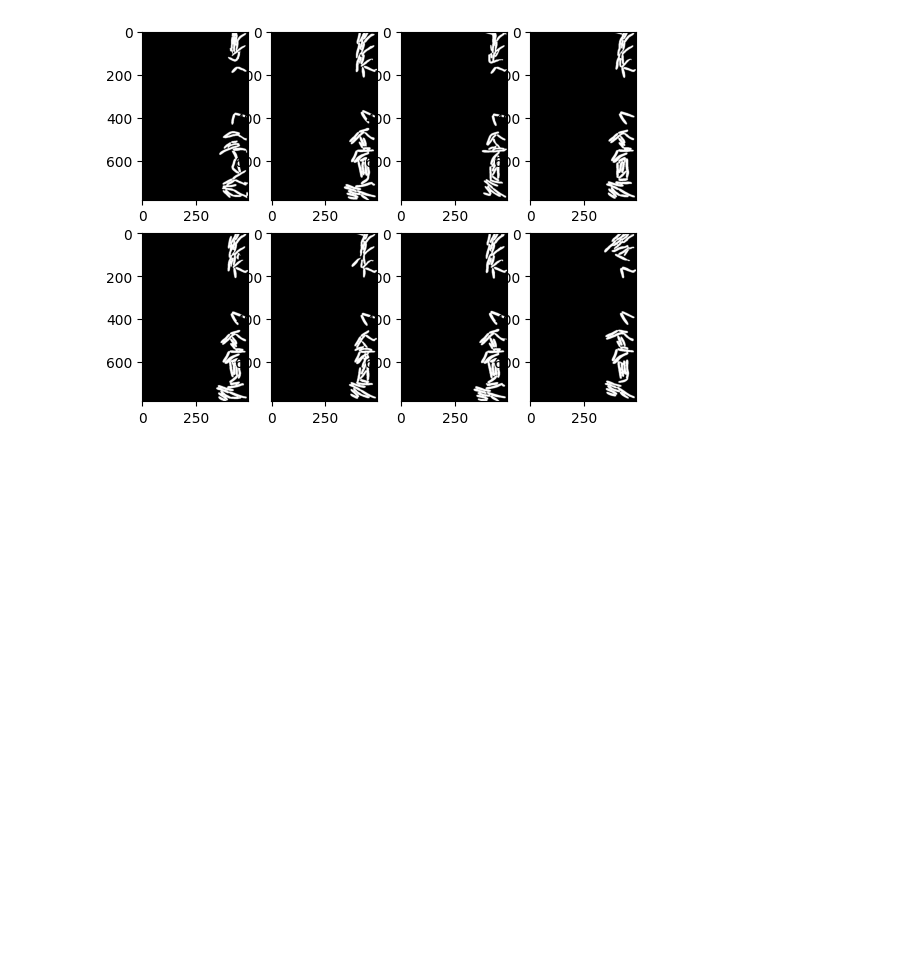
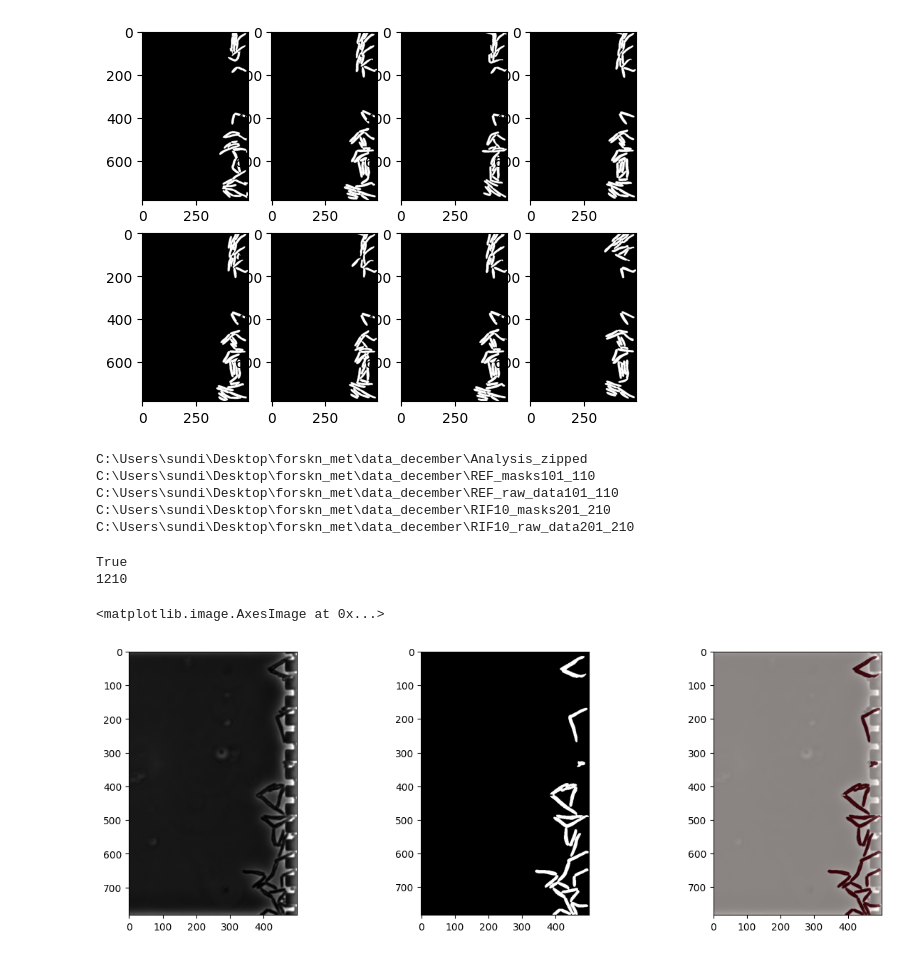
Before and after one commit to joelsundin/forskningsmetodik_2025, a Jupyter notebook: check.ipynb, the cells around one changed output. Cells and saved outputs as stored; diff of their text form; code cells hidden in the pictures; blank space fills up the shorter version.

```diff
--- a/check.ipynb
+++ b/check.ipynb
@@ -30,3 +30,72 @@ for i in range(0, 8):
     a[i].imshow(some_samples[i], cmap='gray')
 # %% [output]
 [figure]
+# %%
+data_path = r'C:\Users\sundi\Desktop\forskn_met\data_december'
+for folder in os.listdir(data_path):
+    print(data_path + "\\" + folder)
+# %% [output]
+C:\Users\sundi\Desktop\forskn_met\data_december\Analysis_zipped
+C:\Users\sundi\Desktop\forskn_met\data_december\REF_masks101_110
+C:\Users\sundi\Desktop\forskn_met\data_december\REF_raw_data101_110
+C:\Users\sundi\Desktop\forskn_met\data_december\RIF10_masks201_210
+C:\Users\sundi\Desktop\forskn_met\data_december\RIF10_raw_data201_210
+# %%
+raw_images = []
+raw_data_101 = "C:\\Users\\sundi\\Desktop\\forskn_met\\data_december\\REF_raw_data101_110\\REF_raw_data101_110"
+masks_101 = "C:\\Users\\sundi\\Desktop\\forskn_met\\data_december\\REF_masks101_110\\REF_masks101_110"
+
+image_folders = []
+mask_folders = []
+
+for folder in os.listdir(raw_data_101):
+    if folder.endswith(".DS_Store"):
+        continue
+    path = raw_data_101 + "\\" + folder
+    #print(path)
+    image_folders.append(path)
+
+for folder in os.listdir(masks_101):
+    if folder.endswith(".DS_Store"):
+        continue
+    path = masks_101 + "\\" + folder
+    #print(path)
+    mask_folders.append(path)
+
+full_image_paths = []
+full_mask_paths = []
+
+for folder in image_folders:
+    folder = folder + "\\aphase"
+    for image_path in os.listdir(folder):
+        full_image_paths.append(folder + "\\" + image_path)
+
+for folder in mask_folders:
+    folder = folder + "\\PreprocessedPhaseMasks"
+    for mask_path in os.listdir(folder):
+        if mask_path.endswith(".tif"):
+            full_mask_paths.append(folder + "\\" + mask_path)
+
+print(len(full_mask_paths) == len(full_image_paths))
+print(len(full_image_paths))
+# %% [output]
+True
+1210
+# %%
+sample_no = random.randint(0, len(full_image_paths))
+
+raw_image = Image.open(full_image_paths[sample_no])
+mask = Image.open(full_mask_paths[sample_no])
+mask = np.array(mask)
+mask = mask > 0
+
+
+f, a = plt.subplots(1, 3)
+f.set_figwidth(15)
+a[0].imshow(raw_image, cmap='gray')
+a[1].imshow(mask, cmap='gray')
+a[2].imshow(raw_image, cmap='gray')
+a[2].imshow(mask ,cmap='Reds',alpha=0.5)
+# %% [output]
+<matplotlib.image.AxesImage at 0x...>
+[figure, added]
```
